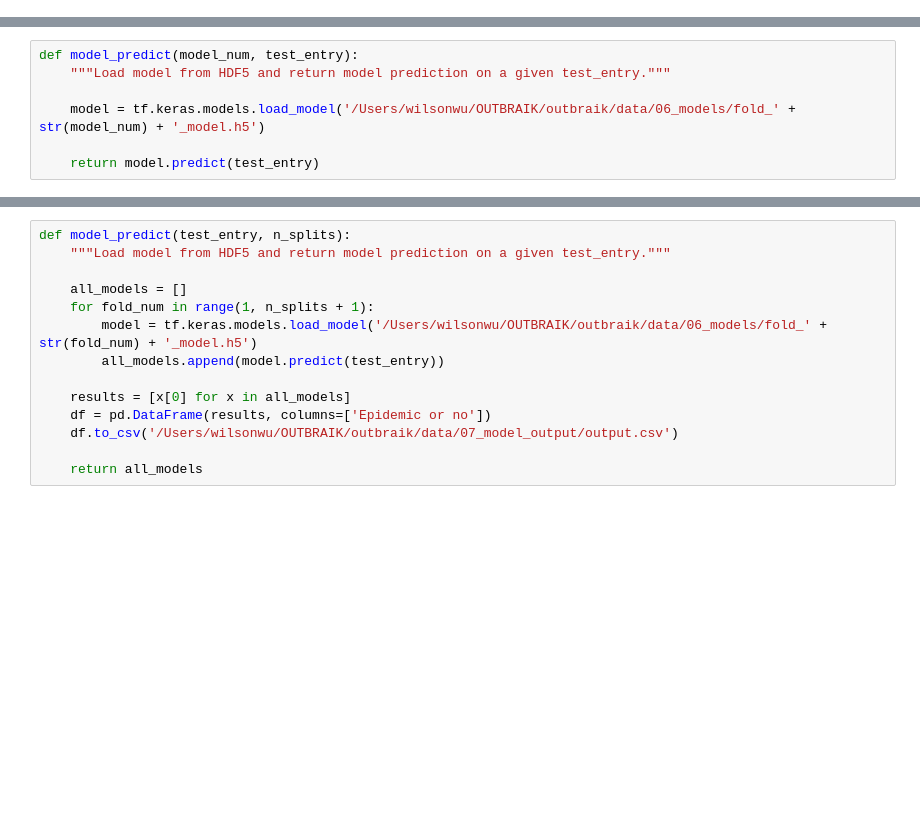
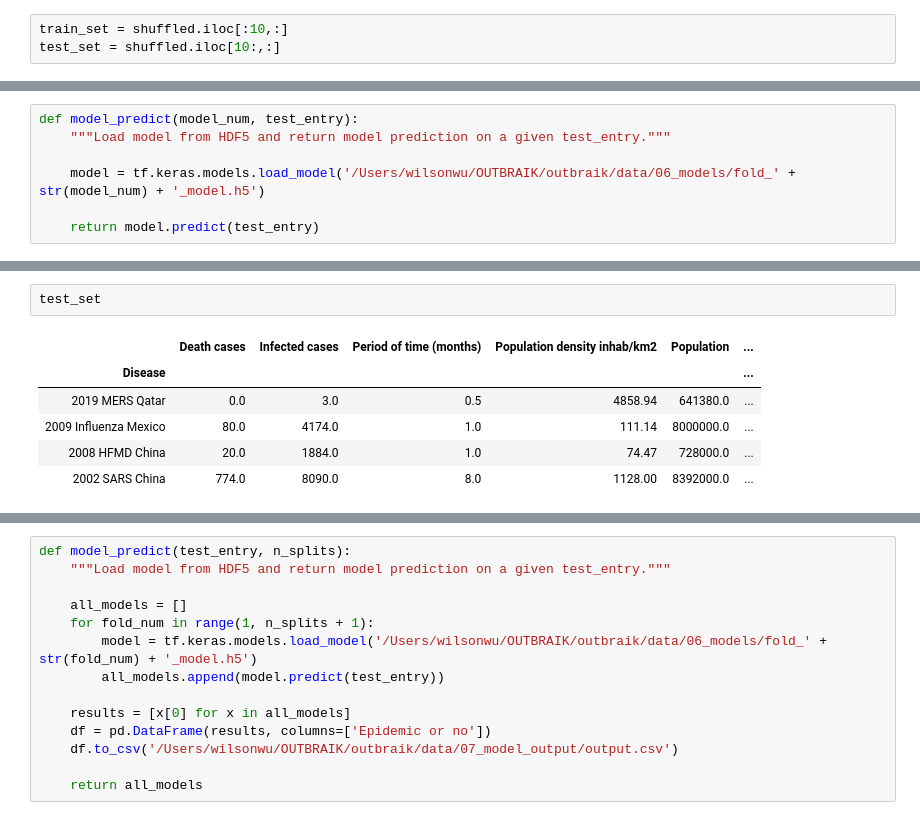
Before and after one commit to WilsonWeiWU/OUTBRAIK, a Jupyter notebook: outbraik/notebooks/OUTBRAIK.ipynb, the cells around one changed output, grey strips where cells are left out. Cells and saved outputs as stored; diff of their text form; blank space fills up the shorter version.

```diff
--- a/outbraik/notebooks/OUTBRAIK.ipynb
+++ b/outbraik/notebooks/OUTBRAIK.ipynb
@@ -64,3 +84,6 @@ raw_data
+# %%
+train_set = shuffled.iloc[:10,:]
+test_set = shuffled.iloc[10:,:]
 # %% [markdown]
 ## Cross-validation
 # %%
@@ -332,0 +387,9 @@ predicted_y
+# %%
+test_set
+# %% [output]
+|  | Death cases | Infected cases | Period of time (months) | Population density inhab/km2 | Population | ... |
+| Disease |  |  |  |  |  | ... |
+| 2019 MERS Qatar | 0.0 | 3.0 | 0.5 | 4858.94 | 641380.0 | ... |
+| 2009 Influenza Mexico | 80.0 | 4174.0 | 1.0 | 111.14 | 8000000.0 | ... |
+| 2008 HFMD China | 20.0 | 1884.0 | 1.0 | 74.47 | 728000.0 | ... |
+| 2002 SARS China | 774.0 | 8090.0 | 8.0 | 1128.00 | 8392000.0 | ... |
```
Also changed, not shown: parts of 10 cells of this notebook.
